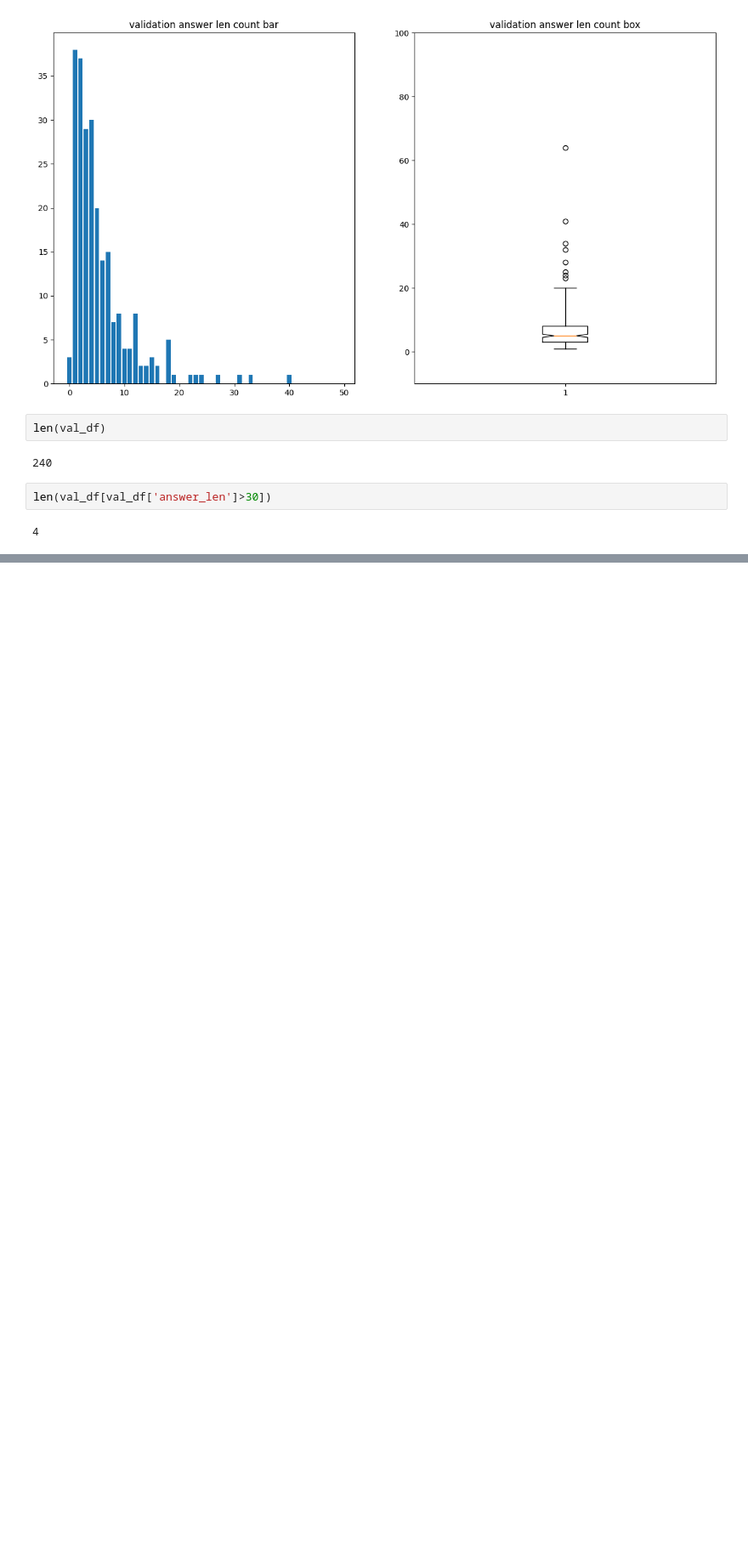
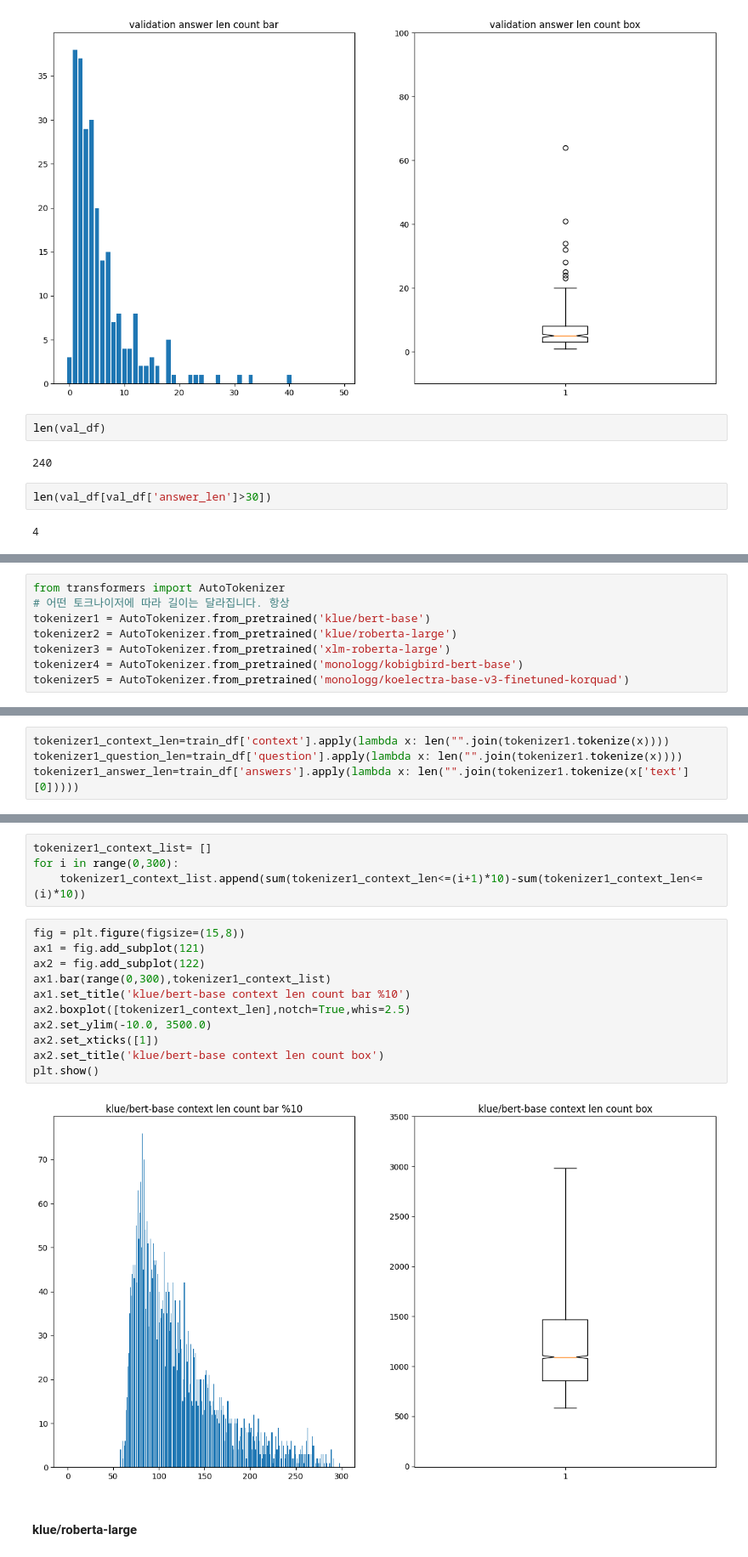
Before and after one commit to boostcampaitech4lv23nlp1/level2_mrc_nlp-level2-nlp-07, a Jupyter notebook: code/notebook/distribution_eda.ipynb, the cells around one changed output, grey strips where cells are left out. Shown at 85% size. Drawn from its saved outputs; the diff is of its cells as text; blank space fills up the shorter version.

Commit message:
refactor : update distribution_eda, korquad_load
update notebook files

```diff
--- a/code/notebook/distribution_eda.ipynb
+++ b/code/notebook/distribution_eda.ipynb
@@ -632,0 +638,8 @@ len(val_df[val_df['answer_len']>30])
+# %%
+from transformers import AutoTokenizer
+# 어떤 토크나이저에 따라 길이는 달라집니다. 항상
+tokenizer1 = AutoTokenizer.from_pretrained('klue/bert-base')
+tokenizer2 = AutoTokenizer.from_pretrained('klue/roberta-large')
+tokenizer3 = AutoTokenizer.from_pretrained('xlm-roberta-large')
+tokenizer4 = AutoTokenizer.from_pretrained('monologg/kobigbird-bert-base')
+tokenizer5 = AutoTokenizer.from_pretrained('monologg/koelectra-base-v3-finetuned-korquad')
@@ -632,0 +684,4 @@ len(val_df[val_df['answer_len']>30])
+# %%
+tokenizer1_context_len=train_df['context'].apply(lambda x: len("".join(tokenizer1.tokenize(x))))
+tokenizer1_question_len=train_df['question'].apply(lambda x: len("".join(tokenizer1.tokenize(x))))
+tokenizer1_answer_len=train_df['answers'].apply(lambda x: len("".join(tokenizer1.tokenize(x['text'][0]))))
@@ -632,0 +724,19 @@ len(val_df[val_df['answer_len']>30])
+# %%
+tokenizer1_context_list= []
+for i in range(0,300):
+    tokenizer1_context_list.append(sum(tokenizer1_context_len<=(i+1)*10)-sum(tokenizer1_context_len<=(i)*10))
+# %%
+fig = plt.figure(figsize=(15,8))
+ax1 = fig.add_subplot(121)
+ax2 = fig.add_subplot(122)
+ax1.bar(range(0,300),tokenizer1_context_list)
+ax1.set_title('klue/bert-base context len count bar %10')
+ax2.boxplot([tokenizer1_context_len],notch=True,whis=2.5)
+ax2.set_ylim(-10.0, 3500.0)
+ax2.set_xticks([1])
+ax2.set_title('klue/bert-base context len count box')
+plt.show()
+# %% [output]
+[figure, added]
+# %% [markdown]
+#### klue/roberta-large
```
Also changed, not shown: parts of 67 cells of this notebook, 2 other files.
